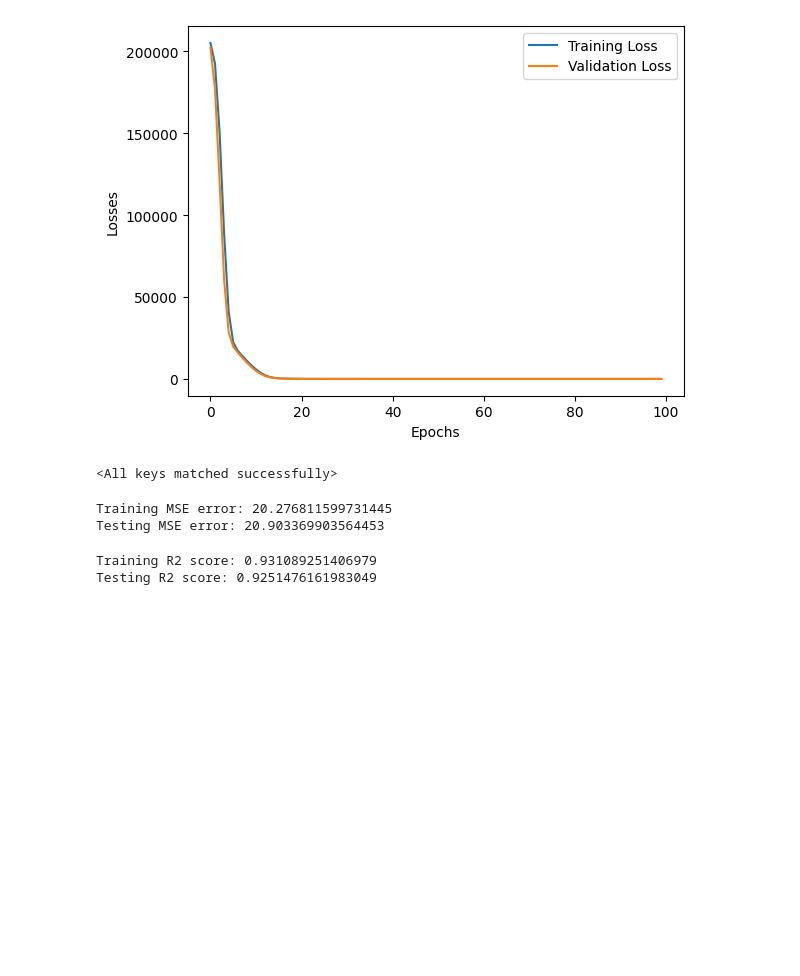
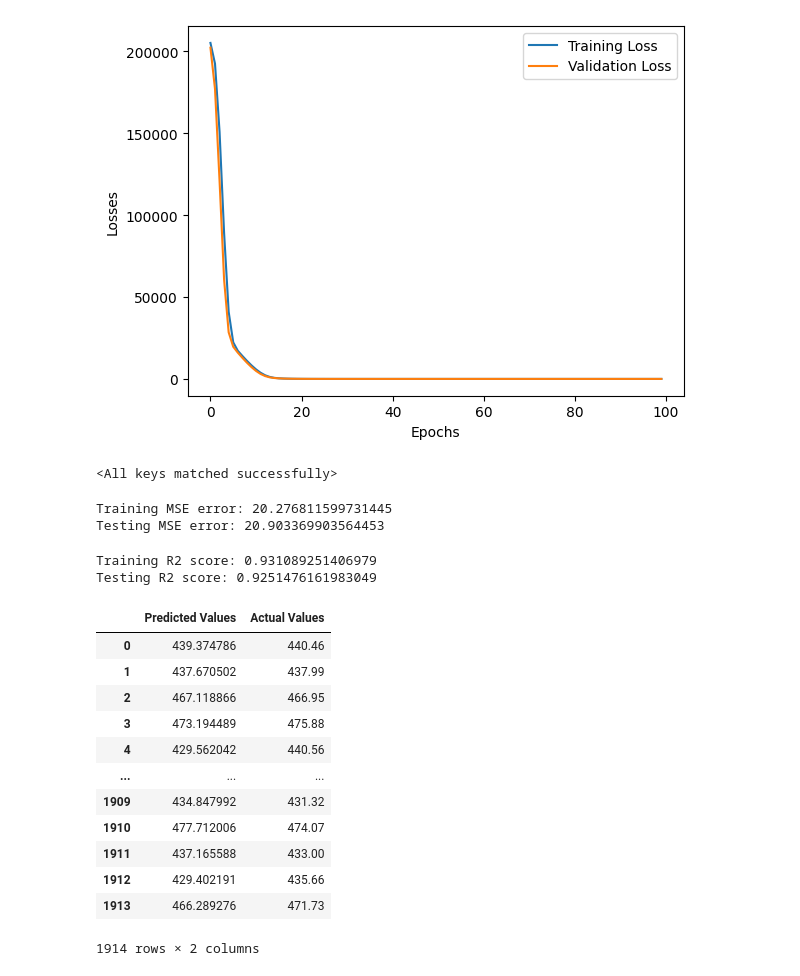
Before and after one commit to Samirhadiyal/ai-engineering-core, a Jupyter notebook: Deep Learning/ANN/ANN_Regression.ipynb, the cells around one changed output. Cells and saved outputs as stored; diff of their text form; code cells hidden in the pictures; blank space fills up the shorter version.

```diff
--- a/Deep Learning/ANN/ANN_Regression.ipynb
+++ b/Deep Learning/ANN/ANN_Regression.ipynb
@@ -258,3 +258,22 @@ print("Testing R2 score:", r2_score(y_test, test_pred))
 # %% [output]
 Training R2 score: 0.931089251406979
 Testing R2 score: 0.9251476161983049
+# %%
+predicted_df = pd.DataFrame(test_pred.numpy(), columns=['Predicted Values'])
+actual_df = pd.DataFrame(y_test.values, columns=['Actual Values'])
+
+pd.concat([predicted_df, actual_df], axis=1)
+# %% [output]
+|  | Predicted Values | Actual Values |
+| 0 | 439.374786 | 440.46 |
+| 1 | 437.670502 | 437.99 |
+| 2 | 467.118866 | 466.95 |
+| 3 | 473.194489 | 475.88 |
+| 4 | 429.562042 | 440.56 |
+| ... | ... | ... |
+| 1909 | 434.847992 | 431.32 |
+| 1910 | 477.712006 | 474.07 |
+| 1911 | 437.165588 | 433.00 |
+| 1912 | 429.402191 | 435.66 |
+| 1913 | 466.289276 | 471.73 |
+1914 rows × 2 columns
```
